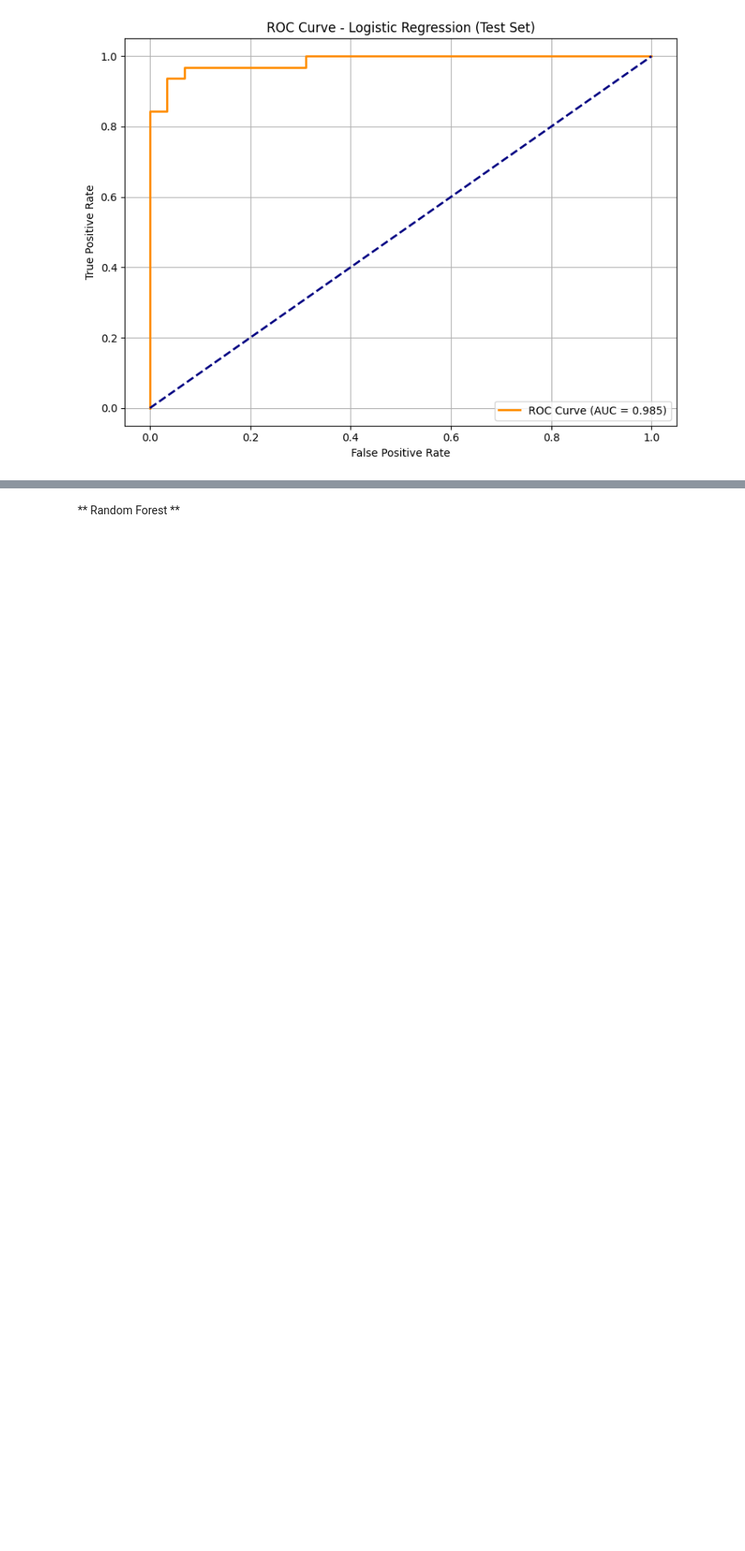
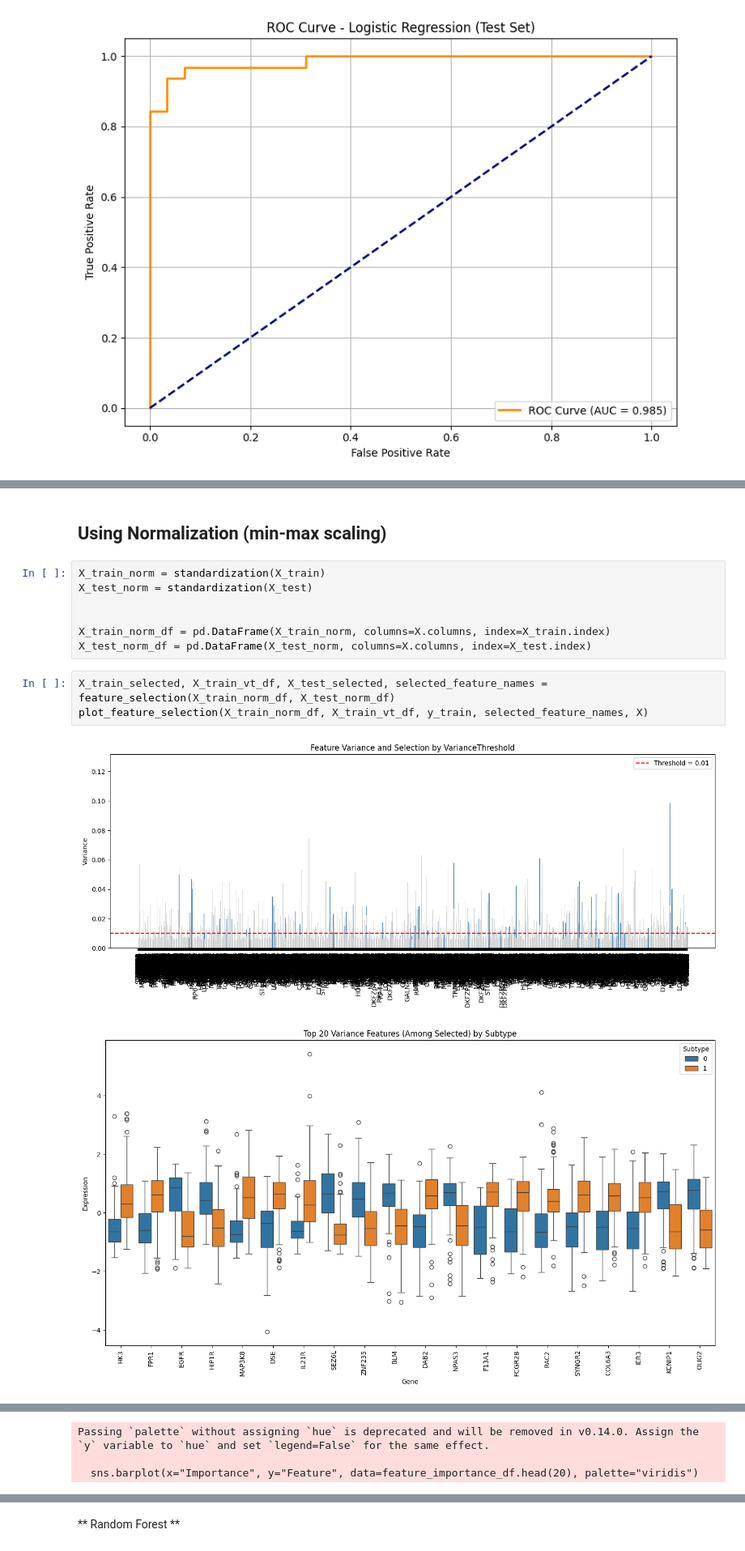
Before and after one commit to abrunhosa16/bioinformatics_ml, a Jupyter notebook: main.ipynb, the cells around one changed output, grey strips where cells are left out. Shown at 81% size. Drawn from its saved outputs; the diff is of its cells as text; blank space fills up the shorter version.

```diff
--- a/main.ipynb
+++ b/main.ipynb
@@ -299,3 +366,18 @@ plt.show()
 # %% [output]
 <Figure size 600x500 with 0 Axes>
 [figure]
+# %% [markdown]
+## Using Normalization (min-max scaling)
+# %%
+X_train_norm = standardization(X_train)
+X_test_norm = standardization(X_test)
+
+
+X_train_norm_df = pd.DataFrame(X_train_norm, columns=X.columns, index=X_train.index)
+X_test_norm_df = pd.DataFrame(X_test_norm, columns=X.columns, index=X_test.index)
+# %%
+X_train_selected, X_train_vt_df, X_test_selected, selected_feature_names = feature_selection(X_train_norm_df, X_test_norm_df)
+plot_feature_selection(X_train_norm_df, X_train_vt_df, y_train, selected_feature_names, X)
+# %% [output]
+[figure, added]
+[figure, added]
@@ -301,0 +402,3 @@ plt.show()
+Passing `palette` without assigning `hue` is deprecated and will be removed in v0.14.0. Assign the `y` variable to `hue` and set `legend=False` for the same effect.
+
+  sns.barplot(x="Importance", y="Feature", data=feature_importance_df.head(20), palette="viridis")
```
Also changed, not shown: parts of 24 cells of this notebook.
